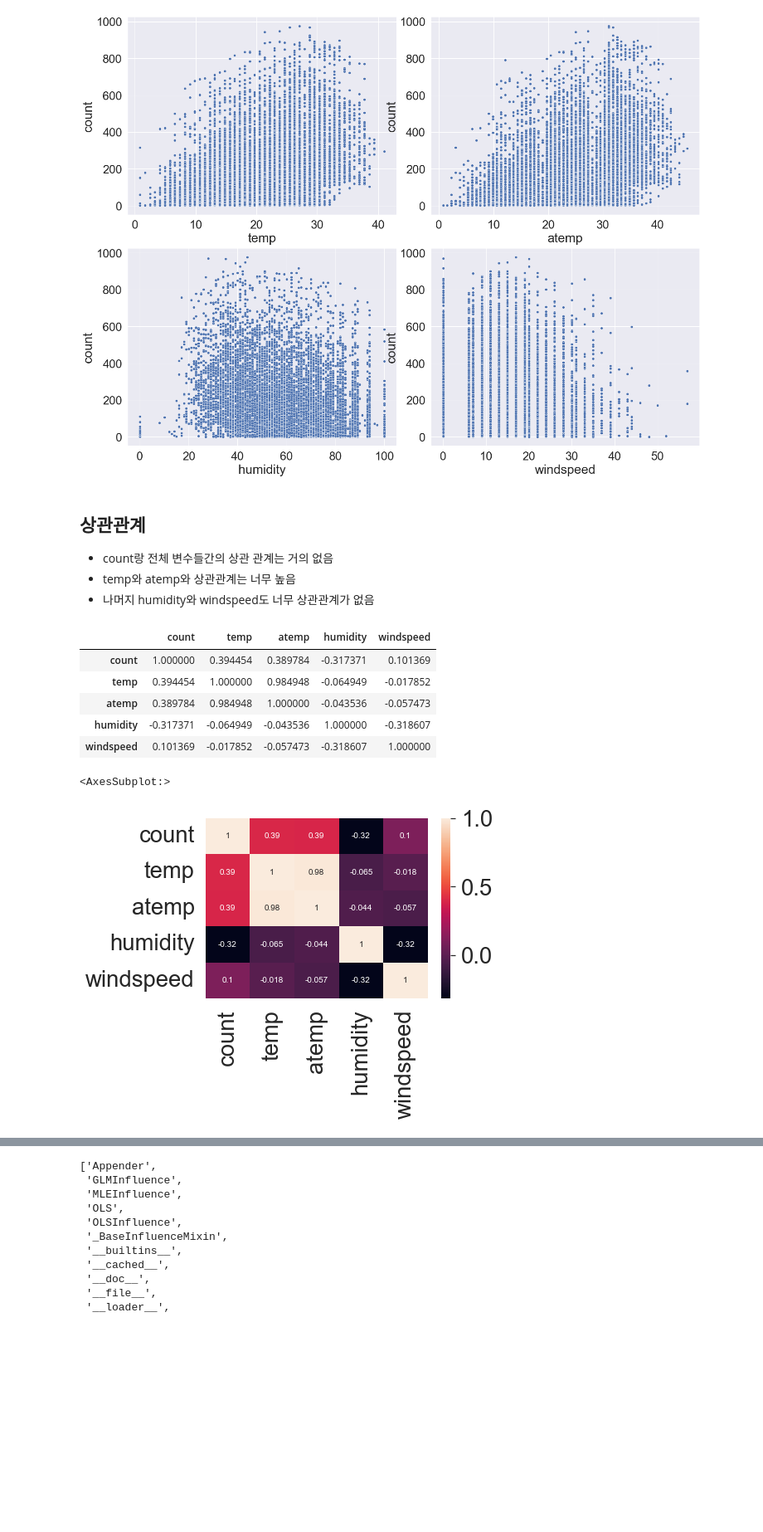
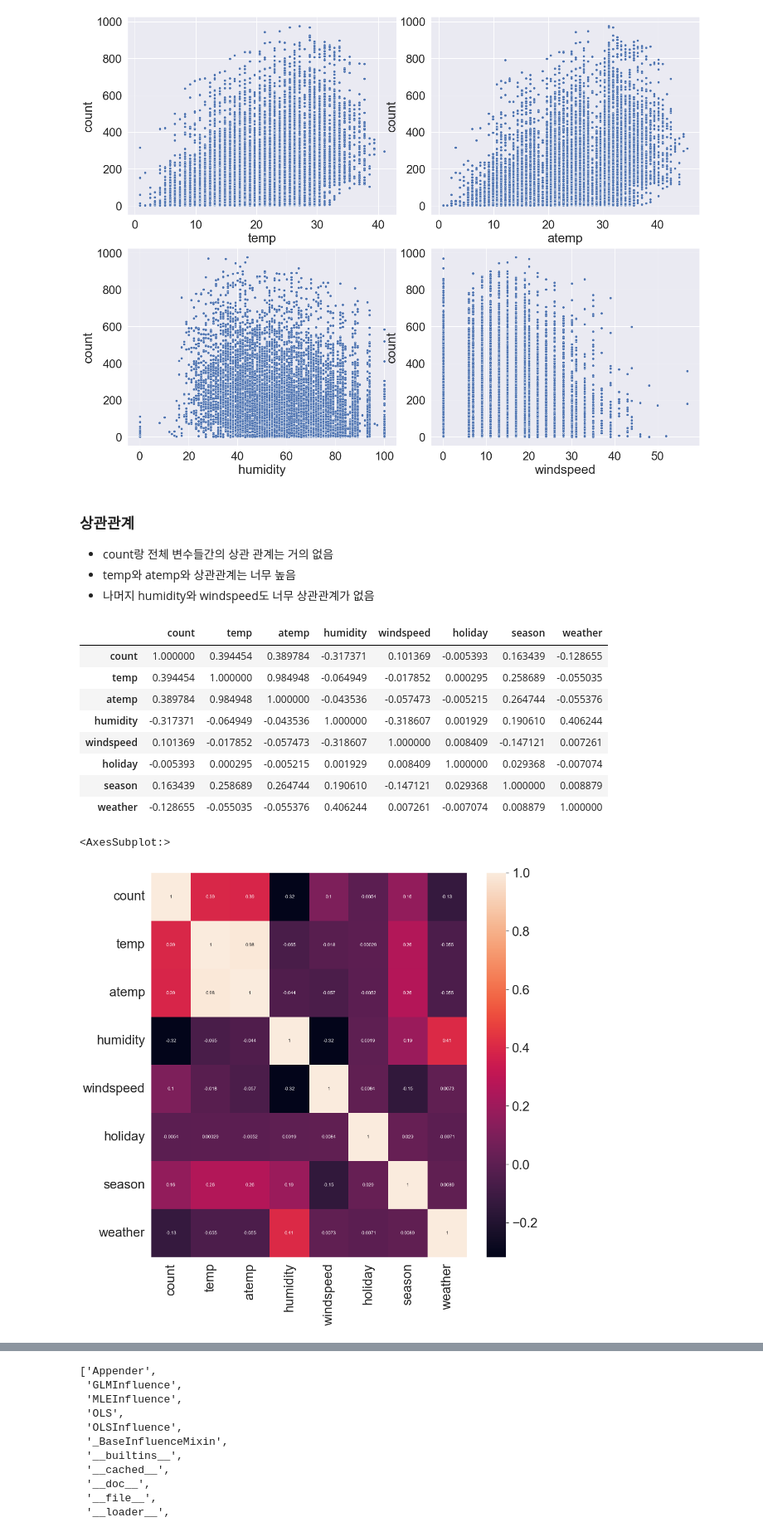
Before and after one commit to greenbear00/Kaggle, a Jupyter notebook: bike_sharing_demand/bike_sharing_demand_eda.ipynb, the cells around one changed output, grey strips where cells are left out. Shown at 83% size. Saved outputs shown, nothing was run; the diff lists cells and outputs as text; code cells hidden in the pictures; blank space fills up the shorter version.

```diff
--- a/bike_sharing_demand/bike_sharing_demand_eda.ipynb
+++ b/bike_sharing_demand/bike_sharing_demand_eda.ipynb
@@ -254,23 +256,26 @@ sns.scatterplot(data=train_pdf2, x='windspeed', y='count', ax=ax[1][1])
 <AxesSubplot:xlabel='windspeed', ylabel='count'>
 [figure]
 # %% [markdown]
-## 상관관계
+### 상관관계
 - count랑 전체 변수들간의 상관 관계는 거의 없음
 - temp와 atemp와 상관관계는 너무 높음
 - 나머지 humidity와 windspeed도 너무 상관관계가 없음
 # %%
-train_pdf2[['count', 'temp', 'atemp', 'humidity', 'windspeed']].corr()
+train_pdf2[['count', 'temp', 'atemp', 'humidity', 'windspeed', 'holiday', 'season', 'weather']].corr()
 # %% [output]
-|  | count | temp | atemp | humidity | windspeed |
-| count | 1.000000 | 0.394454 | 0.389784 | -0.317371 | 0.101369 |
-| temp | 0.394454 | 1.000000 | 0.984948 | -0.064949 | -0.017852 |
-| atemp | 0.389784 | 0.984948 | 1.000000 | -0.043536 | -0.057473 |
-| humidity | -0.317371 | -0.064949 | -0.043536 | 1.000000 | -0.318607 |
-| windspeed | 0.101369 | -0.017852 | -0.057473 | -0.318607 | 1.000000 |
+|  | count | temp | atemp | humidity | windspeed | holiday | season | weather |
+| count | 1.000000 | 0.394454 | 0.389784 | -0.317371 | 0.101369 | -0.005393 | 0.163439 | -0.128655 |
+| temp | 0.394454 | 1.000000 | 0.984948 | -0.064949 | -0.017852 | 0.000295 | 0.258689 | -0.055035 |
+| atemp | 0.389784 | 0.984948 | 1.000000 | -0.043536 | -0.057473 | -0.005215 | 0.264744 | -0.055376 |
+| humidity | -0.317371 | -0.064949 | -0.043536 | 1.000000 | -0.318607 | 0.001929 | 0.190610 | 0.406244 |
+| windspeed | 0.101369 | -0.017852 | -0.057473 | -0.318607 | 1.000000 | 0.008409 | -0.147121 | 0.007261 |
+| holiday | -0.005393 | 0.000295 | -0.005215 | 0.001929 | 0.008409 | 1.000000 | 0.029368 | -0.007074 |
+| season | 0.163439 | 0.258689 | 0.264744 | 0.190610 | -0.147121 | 0.029368 | 1.000000 | 0.008879 |
+| weather | -0.128655 | -0.055035 | -0.055376 | 0.406244 | 0.007261 | -0.007074 | 0.008879 | 1.000000 |
 # %%
-
-sns.heatmap(train_pdf2[['count', 'temp', 'atemp', 'humidity', 'windspeed']].corr(), annot=True)
+plt.figure(figsize=(15,15))
+sns.heatmap(train_pdf2[['count', 'temp', 'atemp', 'humidity', 'windspeed', 'holiday', 'season', 'weather']].corr(), annot=True)
 # %% [output]
 <AxesSubplot:>
-[figure, old version]
+[figure, new version]
 # %% [markdown]
```
Also changed, not shown: parts of 116 cells of this notebook.
